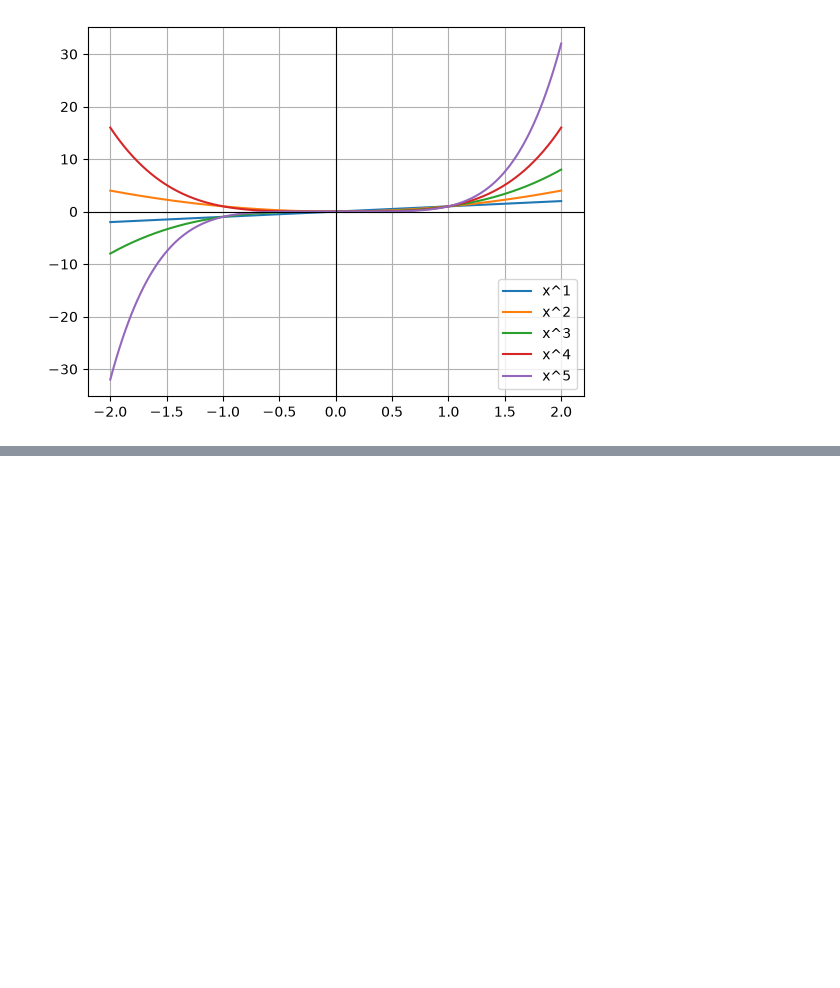
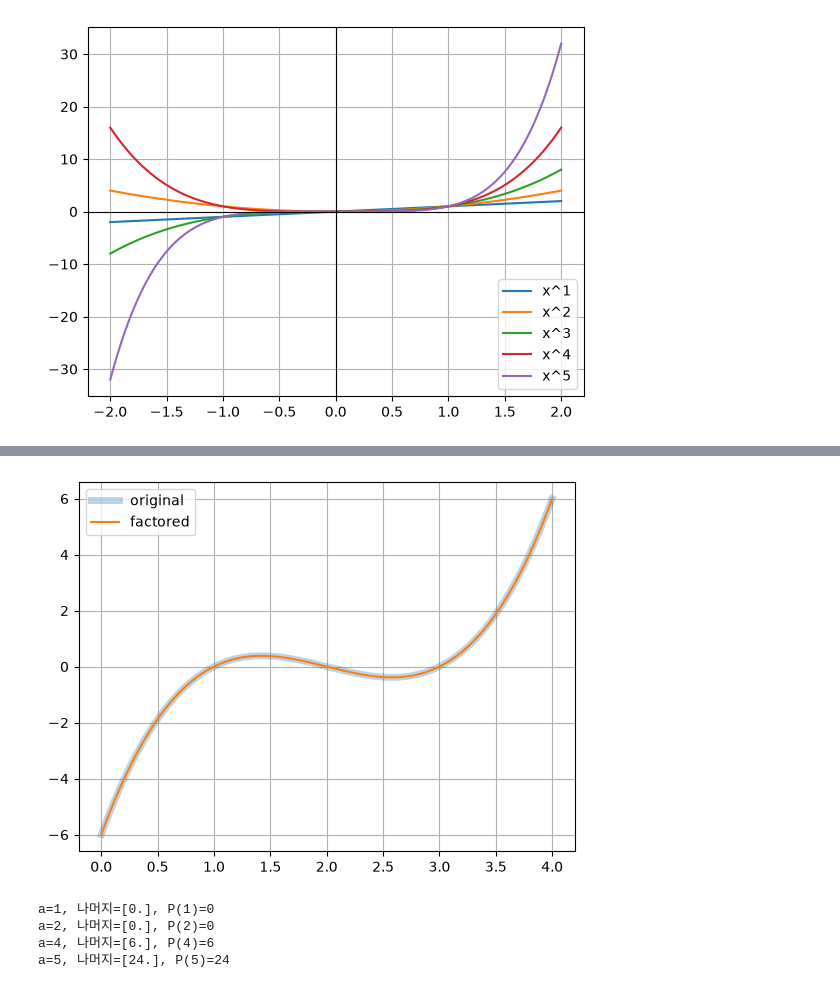
Before and after one commit to inkkadiis/python_math, a Jupyter notebook: math/01.다항식.ipynb, the cells around one changed output, grey strips where cells are left out. Saved outputs shown, nothing was run; the diff lists cells and outputs as text; code cells hidden in the pictures; blank space fills up the shorter version.

```diff
--- a/math/01.다항식.ipynb
+++ b/math/01.다항식.ipynb
@@ -115,0 +137,28 @@ plt.show();
+# %%
+x = np.linspace(0, 4, 300)
+
+original = P(x)
+factored = (x-1) * (x-2) * (x-3)
+
+plt.plot(x, original, linewidth=5, alpha=0.3, label='original')
+plt.plot(x, factored, linewidth=1.5, label='factored')
+plt.legend(); plt.grid(True); plt.show()
+# %% [output]
+[figure, added]
+# %%
+from numpy.polynomial import polynomial as Poly
+
+# 계수를 상수항부터 사용, 프로그래밍에서는 상수항부터
+p= [-6, 11, -6, 1]
+
+for a in [1, 2, 4, 5]:
+    몫, 나머지 = Poly.polydiv(p, [-a, 1]) # polydiv는 결과를 두개, 한번에 두 변수로 받는걸 언패킹
+
+    print(f"a={a}, 나머지={나머지}, P({a})={np.polyval(p[::-1], a)}")
+
+#polydiv는 상수항부터, polyval는 최고차부터
+# %% [output]
+a=1, 나머지=[0.], P(1)=0
+a=2, 나머지=[0.], P(2)=0
+a=4, 나머지=[6.], P(4)=6
+a=5, 나머지=[24.], P(5)=24
```
Also changed, not shown: parts of 1 cell of this notebook.
